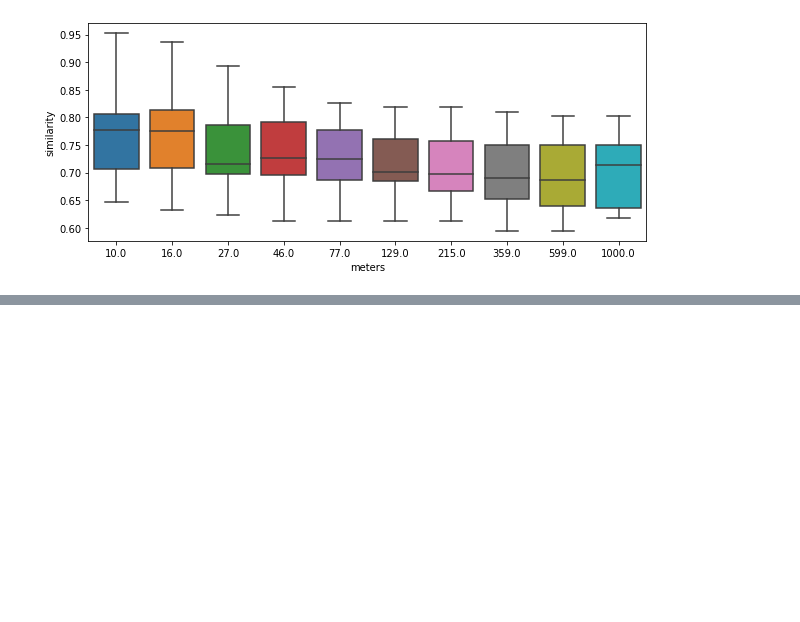
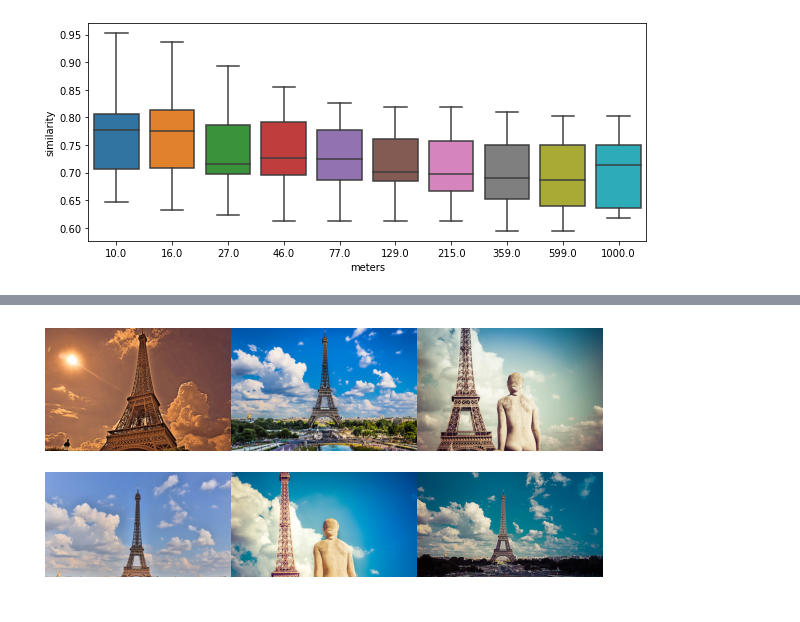
Before and after one commit to sylvainma/Explorify, a Jupyter notebook: explorify/clustering.ipynb, the cells around one changed output, grey strips where cells are left out. Drawn from its saved outputs; the diff is of its cells as text; code cells hidden in the pictures; blank space fills up the shorter version.

Commit message:
Major commit: Multi Feature DBSCAN + pipeline

```diff
--- a/explorify/clustering.ipynb
+++ b/explorify/clustering.ipynb
@@ -148,0 +151,11 @@ plt.show()
+# %%
+from clustering.dbscan import MultiFeatureDBSCAN
+from clustering.embedding import WSL, VGG16
+
+params = {
+    "dataset": LoadDataset("./data/paris_1000_test.h5"),
+    "model": VGG16(-5),
+    "weights": (0.33, 0.33, 1-2*0.33),
+}
+model = MultiFeatureDBSCAN(**params)
+model.train(max_data=300, eps=0.2, min_samples=5)
@@ -149 +174,22 @@ plt.show()
+# %%
+from utils.vis import thumb_grid
+
+# Get images in clusters
+cluster_imgs = {}
+for label in set(model.labels):
+    if label == -1: continue
+    photos_id = [model.idx[i] for i in range(model.labels.shape[0]) if model.labels[i] == label]
+    cluster_imgs[label] = []
+    subset = np.random.choice(len(photos_id), size=min(len(photos_id), 6), replace=False)
+    for photo_id in [photos_id[i] for i in subset]:
+        _, img, _ = params["dataset"].get_id(int(photo_id))
+        cluster_imgs[label].append(img)
+
+# Visualize photos from the same cluster
+cluster_label = 1
+fig = thumb_grid(cluster_imgs[cluster_label], (3, 3))
+fig.set_size_inches(10, 10)
+plt.show()
+# %% [output]
+[figure, added]
 # %%
```
Also changed, not shown: parts of 17 cells of this notebook, 4 other files.
